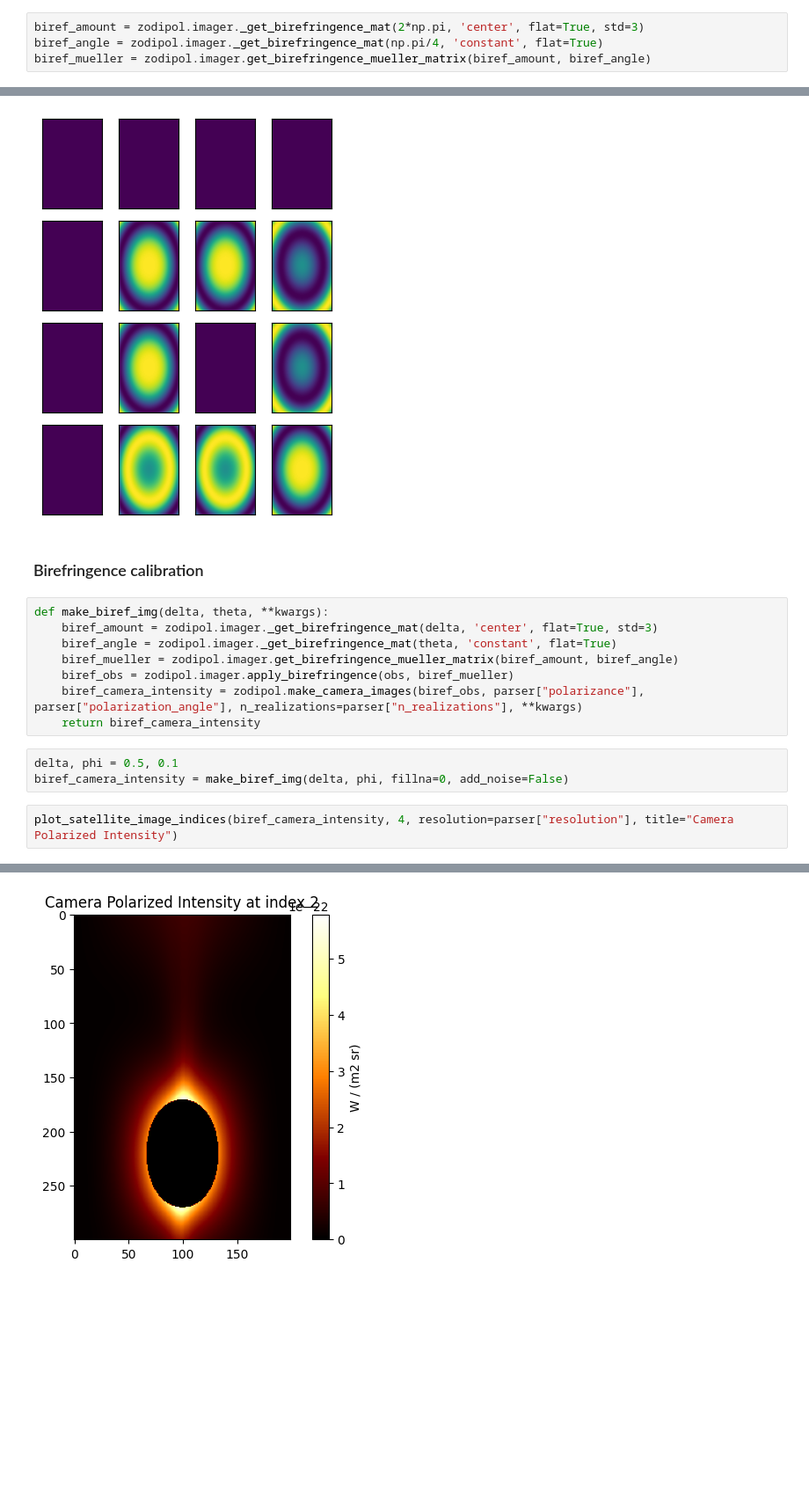
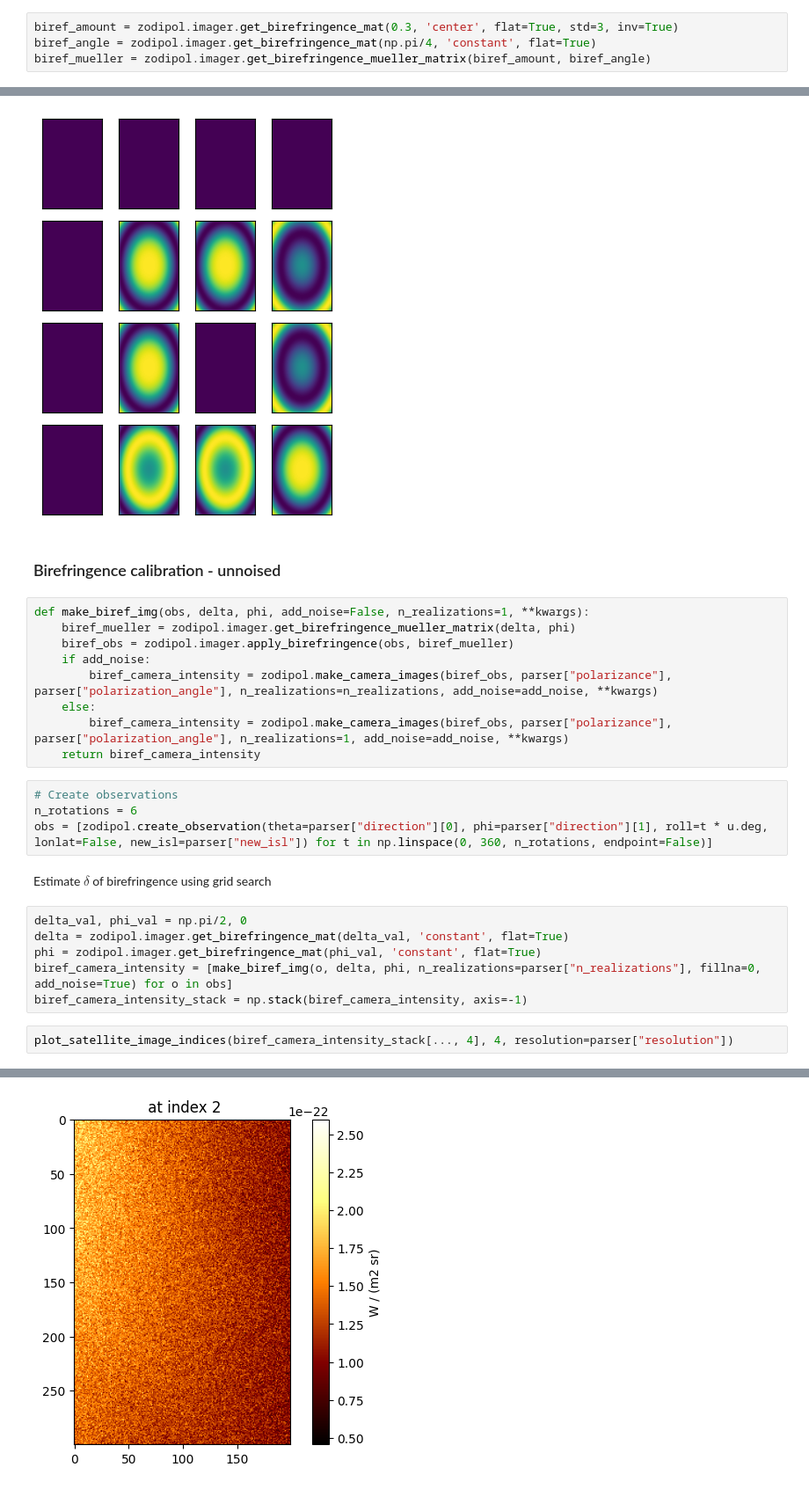
Before and after one commit to oravitan/zodiacal-polarized, a Jupyter notebook: notebooks/camera_calibration_example.ipynb, the cells around one changed output, grey strips where cells are left out. Shown at 88% size. Saved outputs shown, nothing was run; the diff lists cells and outputs as text; blank space fills up the shorter version.

Commit message:
Per-pixel polarization and AOP estimation

```diff
--- a/notebooks/camera_calibration_example.ipynb
+++ b/notebooks/camera_calibration_example.ipynb
@@ -129,8 +214,8 @@ plt.show()
 # %% [markdown]
 ### Birefringence matrix example
 # %%
-biref_amount = zodipol.imager._get_birefringence_mat(2*np.pi, 'center', flat=True, std=3)
-biref_angle = zodipol.imager._get_birefringence_mat(np.pi/4, 'constant', flat=True)
+biref_amount = zodipol.imager.get_birefringence_mat(0.3, 'center', flat=True, std=3, inv=True)
+biref_angle = zodipol.imager.get_birefringence_mat(np.pi/4, 'constant', flat=True)
 biref_mueller = zodipol.imager.get_birefringence_mueller_matrix(biref_amount, biref_angle)
 # %%
 fig, ax = plt.subplots(4,4)
@@ -144,18 +229,28 @@ plt.show()
 # %% [output]
 [figure]
 # %% [markdown]
-### Birefringence calibration
+### Birefringence calibration - unnoised
 # %%
-def make_biref_img(delta, theta, **kwargs):
-    biref_amount = zodipol.imager._get_birefringence_mat(delta, 'center', flat=True, std=3)
-    biref_angle = zodipol.imager._get_birefringence_mat(theta, 'constant', flat=True)
-    biref_mueller = zodipol.imager.get_birefringence_mueller_matrix(biref_amount, biref_angle)
+def make_biref_img(obs, delta, phi, add_noise=False, n_realizations=1, **kwargs):
+    biref_mueller = zodipol.imager.get_birefringence_mueller_matrix(delta, phi)
     biref_obs = zodipol.imager.apply_birefringence(obs, biref_mueller)
-    biref_camera_intensity = zodipol.make_camera_images(biref_obs, parser["polarizance"], parser["polarization_angle"], n_realizations=parser["n_realizations"], **kwargs)
+    if add_noise:
+        biref_camera_intensity = zodipol.make_camera_images(biref_obs, parser["polarizance"], parser["polarization_angle"], n_realizations=n_realizations, add_noise=add_noise, **kwargs)
+    else:
+        biref_camera_intensity = zodipol.make_camera_images(biref_obs, parser["polarizance"], parser["polarization_angle"], n_realizations=1, add_noise=add_noise, **kwargs)
     return biref_camera_intensity
-# %%
-delta, phi = 0.5, 0.1
-biref_camera_intensity = make_biref_img(delta, phi, fillna=0, add_noise=False)
+# %%
+# Create observations
+n_rotations = 6
+obs = [zodipol.create_observation(theta=parser["direction"][0], phi=parser["direction"][1], roll=t * u.deg, lonlat=False, new_isl=parser["new_isl"]) for t in np.linspace(0, 360, n_rotations, endpoint=False)]
+# %% [markdown]
+Estimate $\delta$ of birefringence using grid search
+# %%
+delta_val, phi_val = np.pi/2, 0
+delta = zodipol.imager.get_birefringence_mat(delta_val, 'constant', flat=True)
+phi = zodipol.imager.get_birefringence_mat(phi_val, 'constant', flat=True)
+biref_camera_intensity = [make_biref_img(o, delta, phi, n_realizations=parser["n_realizations"], fillna=0, add_noise=True) for o in obs]
+biref_camera_intensity_stack = np.stack(biref_camera_intensity, axis=-1)
 # %%
-plot_satellite_image_indices(biref_camera_intensity, 4, resolution=parser["resolution"], title="Camera Polarized Intensity")
+plot_satellite_image_indices(biref_camera_intensity_stack[..., 4], 4, resolution=parser["resolution"])
 # %% [output]
@@ -164 +259 @@ plot_satellite_image_indices(biref_camera_intensity, 4, resolution=parser["resol
-[figure, old version]
+[figure, new version]
```
Also changed, not shown: parts of 35 cells of this notebook, 12 other files.
